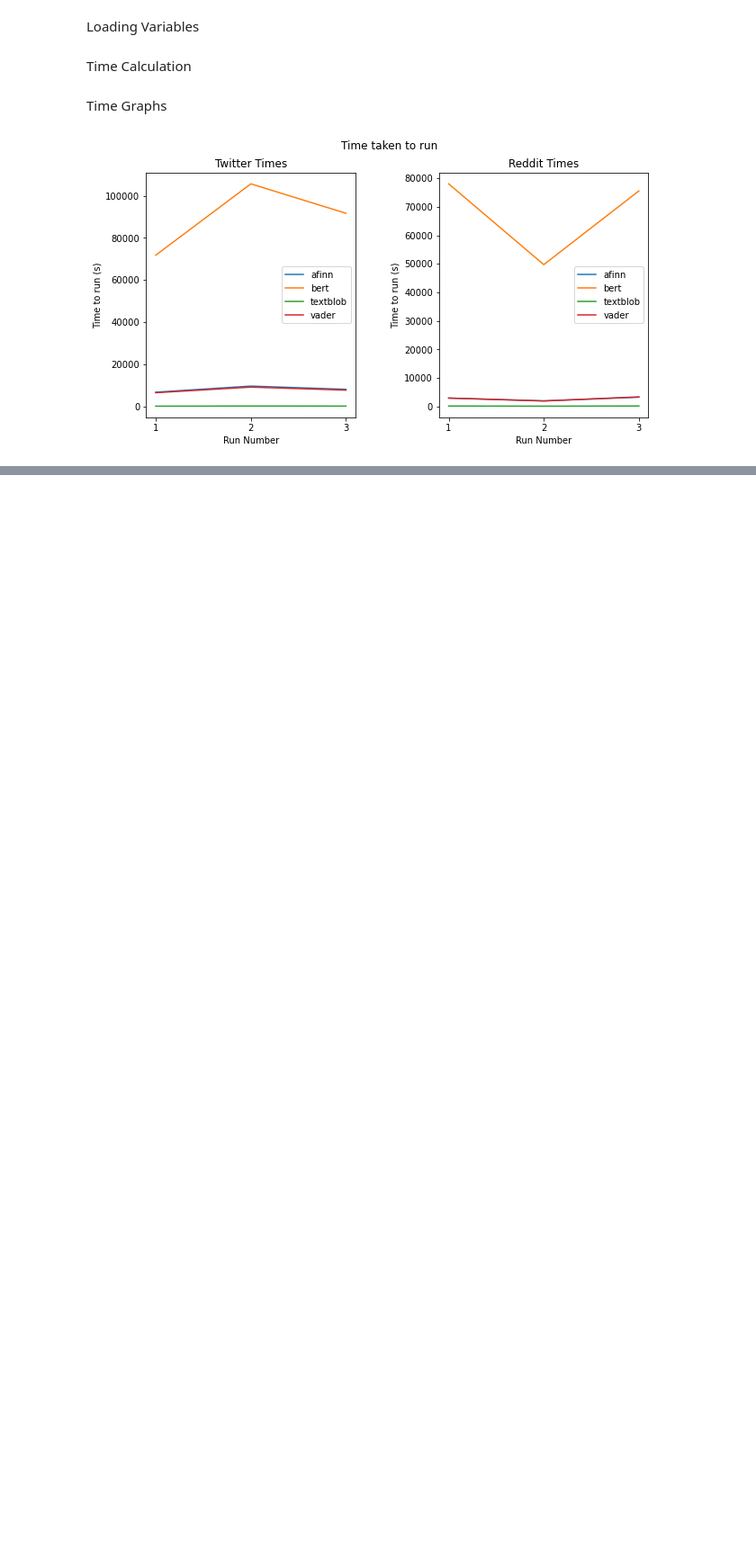
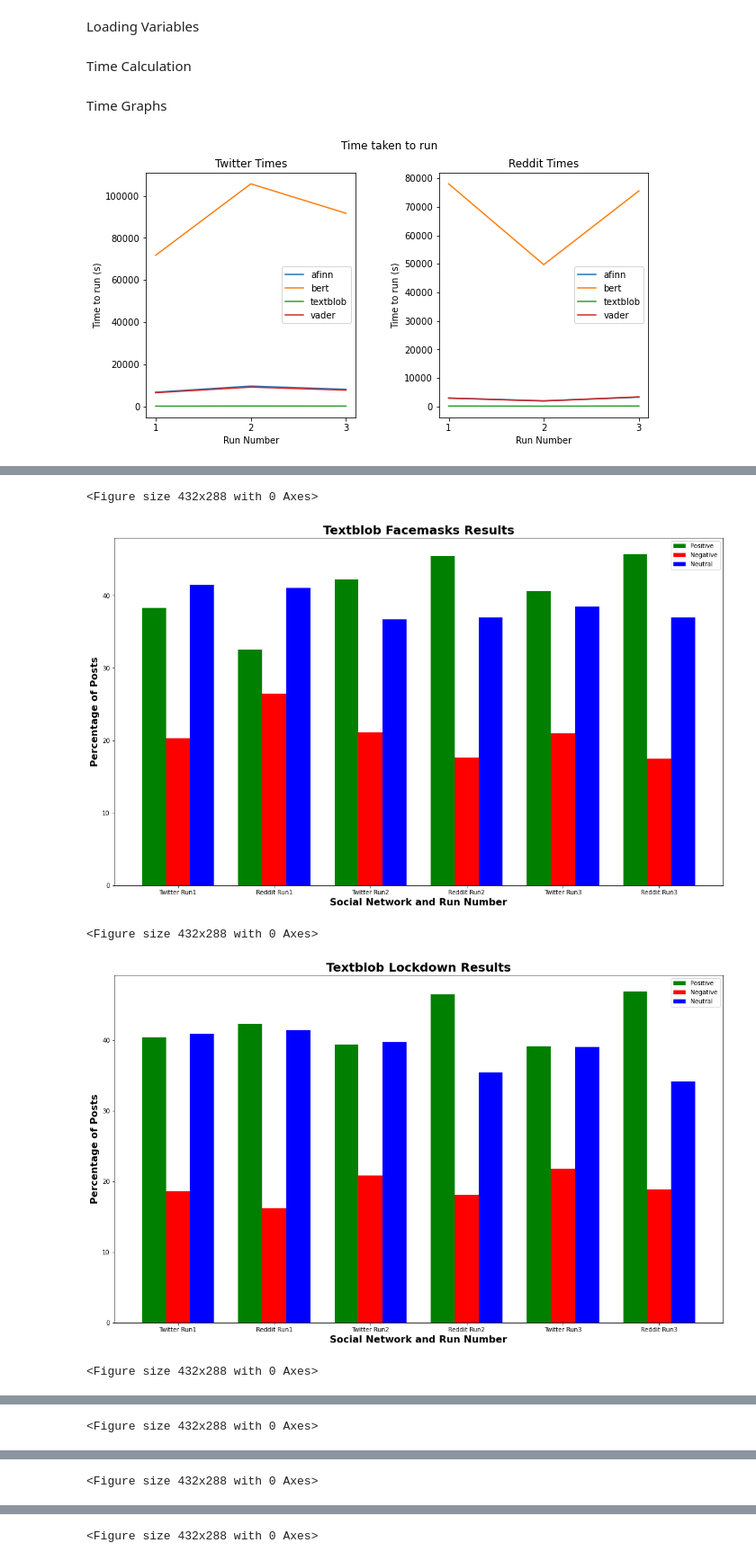
Before and after one commit to craigd00/topic-sentiment-across-sn, a Jupyter notebook: src/sentiment_analysis.ipynb, the cells around one changed output, grey strips where cells are left out. Shown: that part at 90% size. Cells and saved outputs as stored; diff of their text form; code cells hidden in the pictures; blank space fills up the shorter version.

```diff
--- a/src/sentiment_analysis.ipynb
+++ b/src/sentiment_analysis.ipynb
@@ -19,0 +61,8 @@ graph_time(twitter_times, reddit_times, "sentiment_graphs/time_taken.png")
+# %%
+get_library_results(twitter_vars, reddit_vars, "textblob")
+# %% [output]
+<Figure size 432x288 with 0 Axes>
+[figure, added]
+<Figure size 432x288 with 0 Axes>
+[figure, added]
+<Figure size 432x288 with 0 Axes>
@@ -19,0 +70 @@ graph_time(twitter_times, reddit_times, "sentiment_graphs/time_taken.png")
+<Figure size 432x288 with 0 Axes>
@@ -19,0 +72 @@ graph_time(twitter_times, reddit_times, "sentiment_graphs/time_taken.png")
+<Figure size 432x288 with 0 Axes>
@@ -19,0 +74 @@ graph_time(twitter_times, reddit_times, "sentiment_graphs/time_taken.png")
+<Figure size 432x288 with 0 Axes>
```
Also changed, not shown: parts of 9 cells of this notebook, 29 other files.
